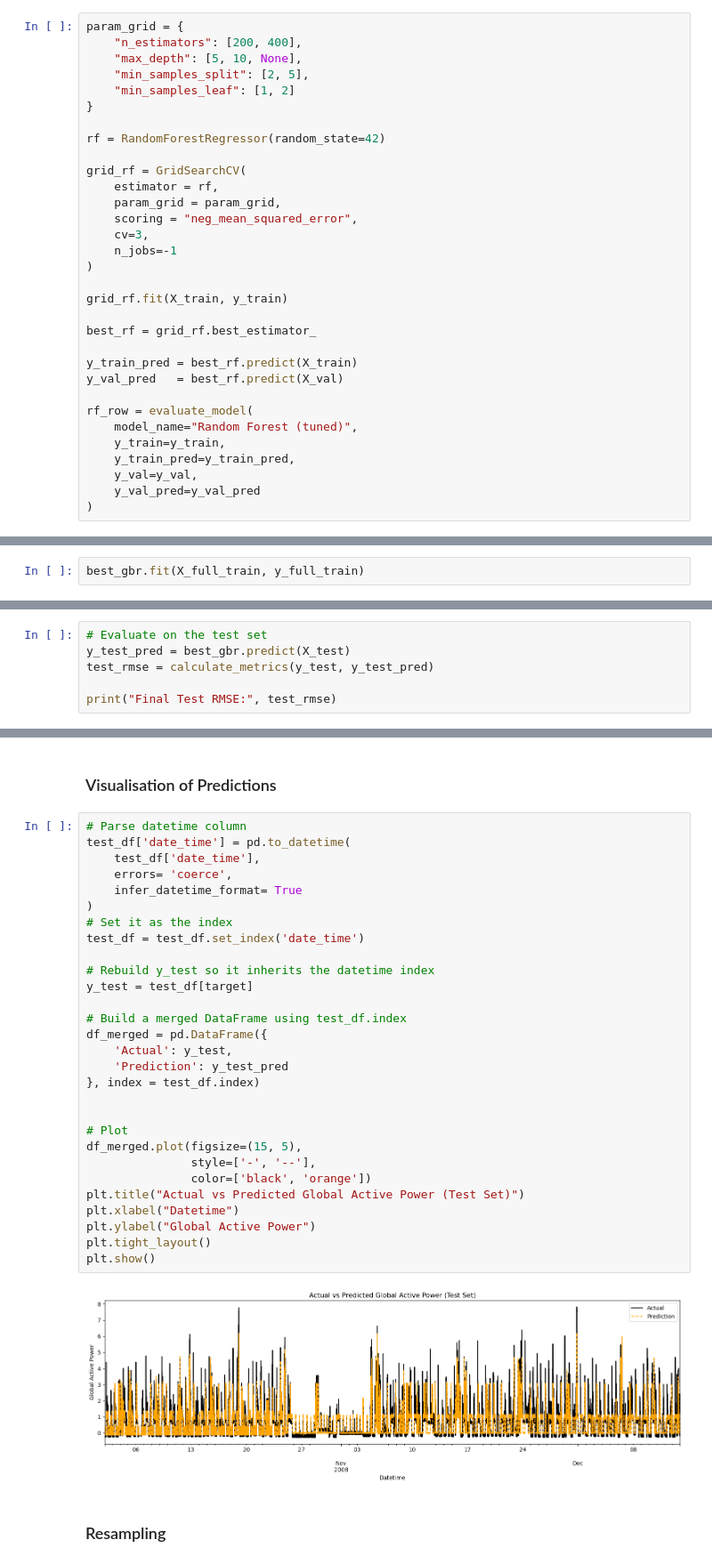
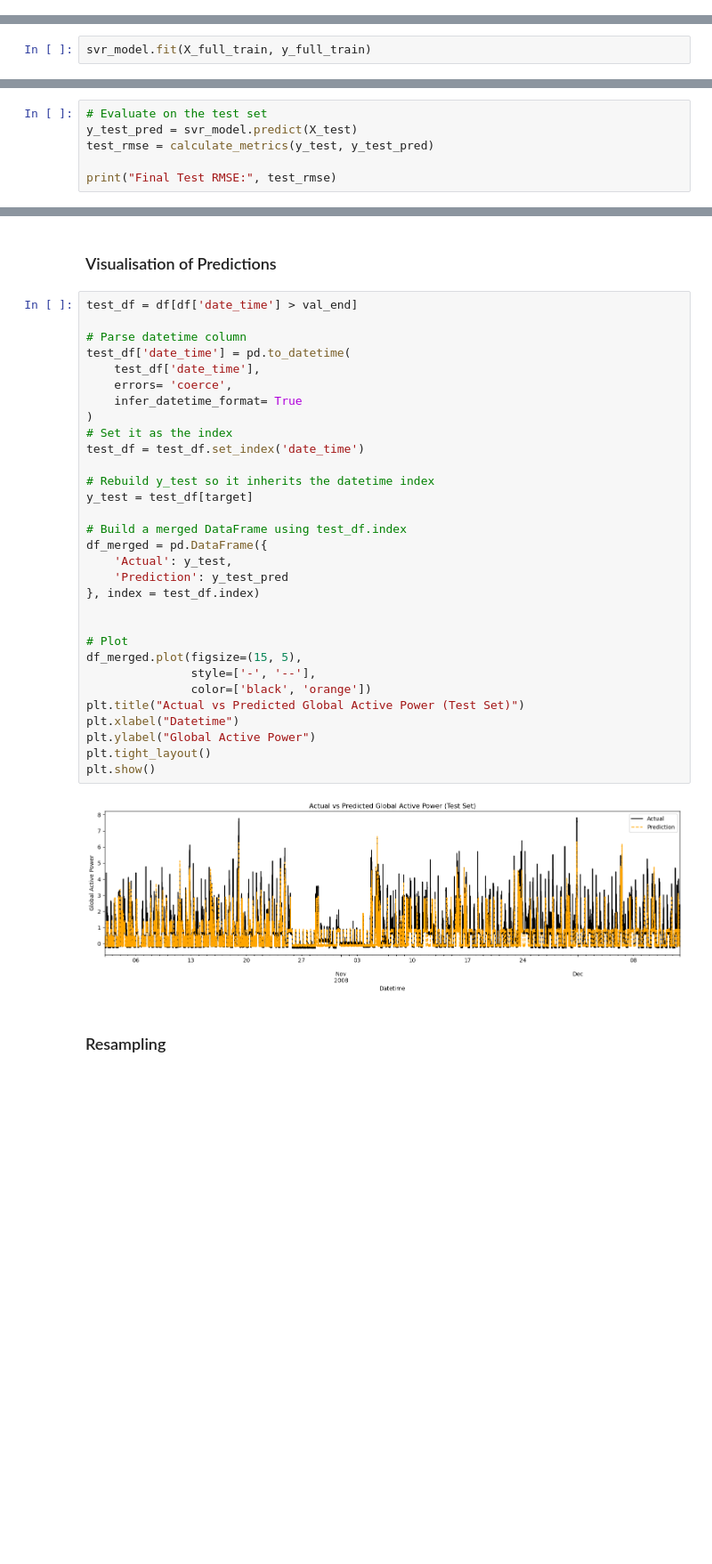
Before and after one commit to dersimkaya/Understanding_and_Forecasting_Household_Electricity_Consumption-TimeSeries, a Jupyter notebook: NB.ipynb, the cells around one changed output, grey strips where cells are left out. Shown at 89% size. Cells and saved outputs as stored; diff of their text form; blank space fills up the shorter version.

```diff
--- a/NB.ipynb
+++ b/NB.ipynb
@@ -2149,32 +2146,0 @@ error_df
-# %%
-param_grid = {
-    "n_estimators": [200, 400],
-    "max_depth": [5, 10, None],
-    "min_samples_split": [2, 5],
-    "min_samples_leaf": [1, 2]
-}
-
-rf = RandomForestRegressor(random_state=42)
-
-grid_rf = GridSearchCV(
-    estimator = rf,
-    param_grid = param_grid,
-    scoring = "neg_mean_squared_error",
-    cv=3,
-    n_jobs=-1
-)
-
-grid_rf.fit(X_train, y_train)
-
-best_rf = grid_rf.best_estimator_
-
-y_train_pred = best_rf.predict(X_train)
-y_val_pred   = best_rf.predict(X_val)
-
-rf_row = evaluate_model(
-    model_name="Random Forest (tuned)",
-    y_train=y_train,
-    y_train_pred=y_train_pred,
-    y_val=y_val,
-    y_val_pred=y_val_pred
-)
@@ -2247,5 +2203,5 @@ error_df.sort_values(by= 'val_rmse',
 X_full_train = np.vstack([X_train, X_val])
 y_full_train = np.hstack([y_train, y_val])
 # %%
-best_gbr.fit(X_full_train, y_full_train)
+svr_model.fit(X_full_train, y_full_train)
 # %% [output]
@@ -2254,6 +2209,6 @@ GradientBoostingRegressor(learning_rate=0.05, max_depth=2, n_estimators=300,
 # %%
 # Evaluate on the test set
-y_test_pred = best_gbr.predict(X_test)
+y_test_pred = svr_model.predict(X_test)
 test_rmse = calculate_metrics(y_test, y_test_pred)
 
 print("Final Test RMSE:", test_rmse)
@@ -2320,36 +2253,38 @@ plt.show()
 # %% [markdown]
 ### Visualisation of Predictions
 # %%
+test_df = df[df['date_time'] > val_end]
+
 # Parse datetime column
 test_df['date_time'] = pd.to_datetime(
     test_df['date_time'],
     errors= 'coerce',
     infer_datetime_format= True
 )
 # Set it as the index
 test_df = test_df.set_index('date_time')
 
 # Rebuild y_test so it inherits the datetime index
 y_test = test_df[target]
 
 # Build a merged DataFrame using test_df.index
 df_merged = pd.DataFrame({
     'Actual': y_test,
     'Prediction': y_test_pred
 }, index = test_df.index)
 
 
 # Plot
 df_merged.plot(figsize=(15, 5),
                style=['-', '--'],
                color=['black', 'orange'])
 plt.title("Actual vs Predicted Global Active Power (Test Set)")
 plt.xlabel("Datetime")
 plt.ylabel("Global Active Power")
 plt.tight_layout()
 plt.show()
 # %% [output]
-[figure, old version]
+[figure, new version]
 # %% [markdown]
 ### Resampling
 # %% [markdown]
```
Also changed, not shown: parts of 29 cells of this notebook, 1 other file.
